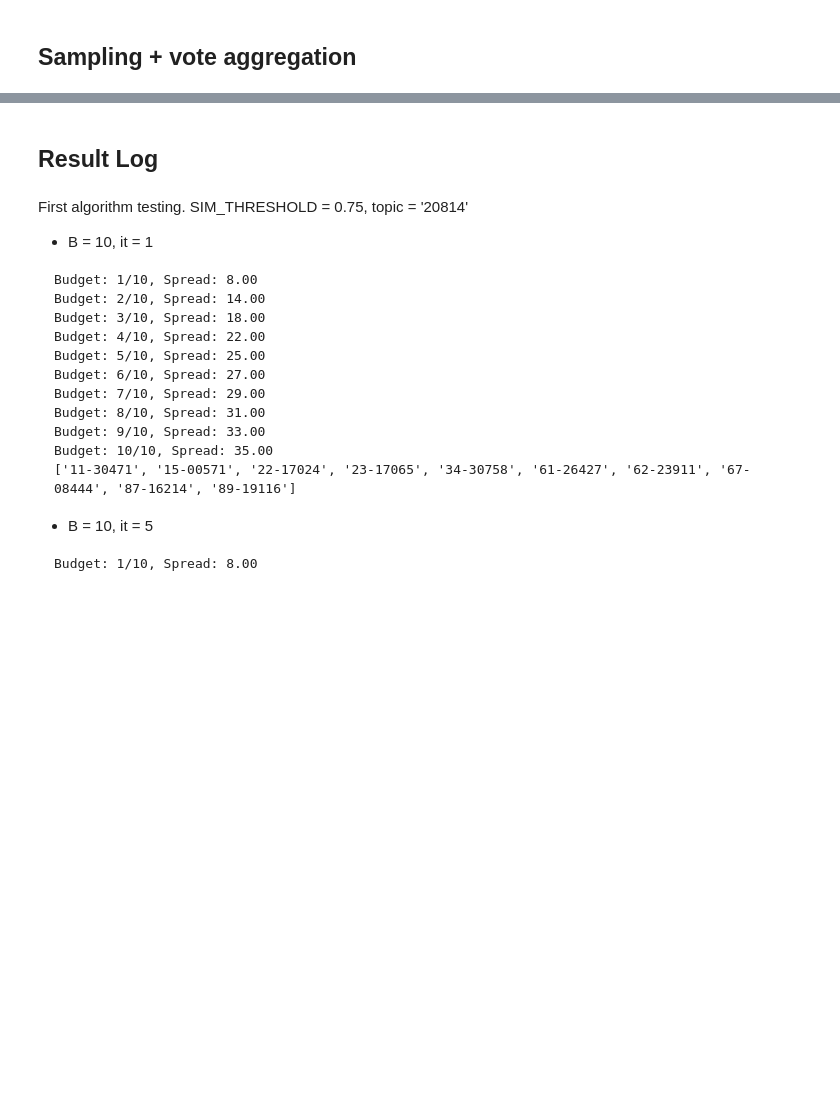
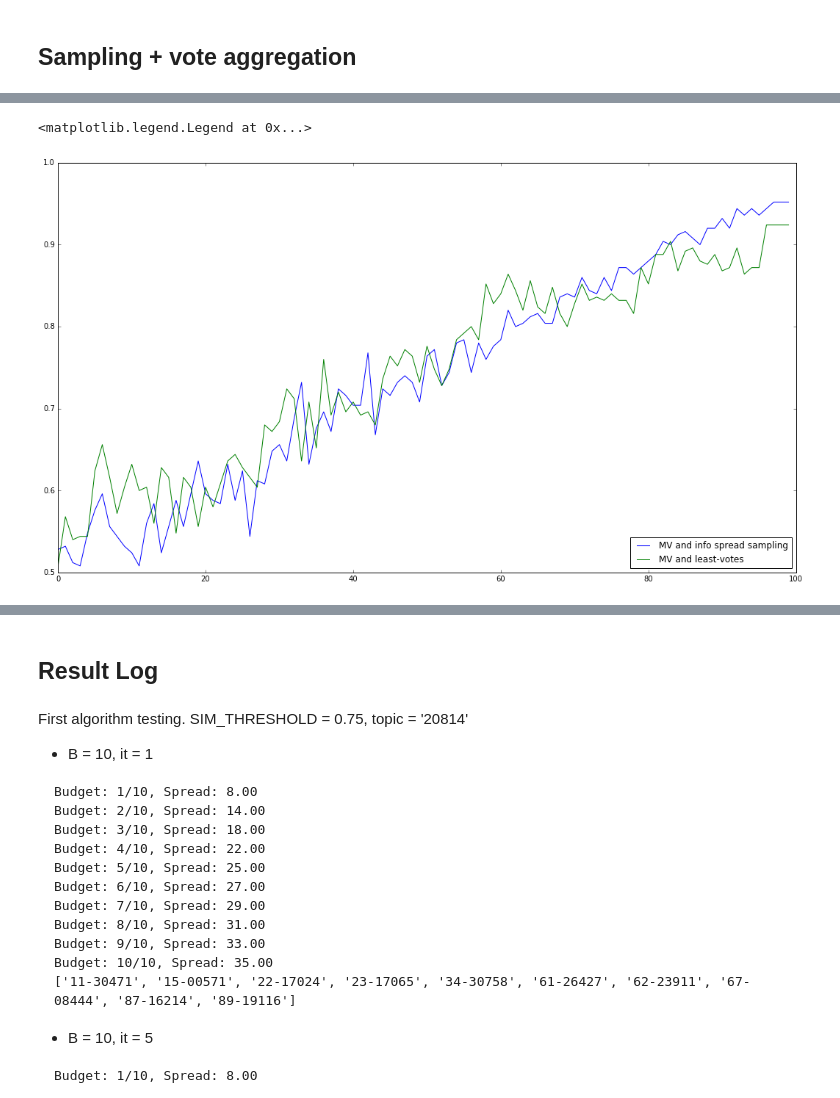
Before and after one commit to AndreiBarsan/crowd, a Jupyter notebook: notebooks/Graph Sampling.ipynb, the cells around one changed output, grey strips where cells are left out. Drawn from its saved outputs; the diff is of its cells as text; code cells hidden in the pictures; blank space fills up the shorter version.

```diff
--- a/notebooks/Graph Sampling.ipynb
+++ b/notebooks/Graph Sampling.ipynb
@@ -361,7 +362,7 @@ if True:
 ## Sampling + vote aggregation
 # %%
 def aggregate_MV(topic_graph, all_sampled_votes, **kw):
-    # TODO(andrei): This is duplicate code. Please remove.
+    # TODO(andrei): This duplicates code from the Majority Voting notebook. Please remove.
     return {document_id: majority(document_votes)
             for (document_id, document_votes) in all_sampled_votes.items()}
 
@@ -408,20 +409,38 @@ class GraphSpreadSampler(DocumentSampler):
 
 class LazyGreedyGraphSpreadSampler(DocumentSampler):
     """Same as 'GraphSpreadSampler' but in a lazy greedy fashion.
-
-    Please see [citation pending] for more details.
     """
 
-    # TODO(andrei): Implement after testing fn individually.
-    pass
+    def __init__(self, topic_graph, **kw):
+        self.topic_graph = topic_graph
+        self.seed_set = set()
+        self.iteration_count = kw.get('iteration_count', 5)
+        self.best_heap = []
+        self.best_spread_delta = 0
+        self.best_spread = 0
+        self.best_node = None
+        self.stats = {'hit': 0, 'miss': 0}
 
-
+    def sample(self, existing_votes):
+        prev_spread = self.best_spread
+        self.best_heap = pick_next_best_lazy(
+            self.topic_graph.nx_graph,
+            self.seed_set,
+            self.iteration_count,
+            self.best_heap,
+            prev_spread,
+            self.stats)
+        _, self.best_spread, self.best_node = heapq.heappop(self.best_heap)
+        #print("Budget: {}/{}, Spread: {:.2f}".format(index + 1, budget, best_spread))
+        self.seed_set.add(self.best_node)
+        return self.best_node.document_id
 
 accuracies = evaluate_iteration(
     graph,
     topic_judgements,
     topic_ground_truth,
-    GraphSpreadSampler(graph, iteration_count=5),
+#     GraphSpreadSampler(graph, iteration_count=5),
+    LazyGreedyGraphSpreadSampler(graph, iteration_count=5),
     aggregate_MV,
     budget=len(topic_ground_truth.keys()))
 # %%
@@ -429,15 +451,18 @@ plt.plot(range(len(accuracies)), accuracies)
 # %%
 # TODO(andrei): Improve modularization, and use more specific name for 'evaluate' 'iterations' arg.
 
-def gss_factory():
+def lgss_factory(iteration_count):
     """Ensures that each worker in 'evaluate' has its own copy of the sampler (which is stateful!)."""
-    return GraphSpreadSampler(graph, iteration_count=10)
+    def res():
+        return LazyGreedyGraphSpreadSampler(graph, iteration_count=iteration_count)
+
+    return res
 
 jesus = evaluate(
     graph,
     topic_judgements,
     topic_ground_truth,
-    gss_factory,
+    lgss_factory(10),
     aggregate_MV,
     budget=len(topic_ground_truth.keys()),
     iterations=25)
@@ -453,9 +478,12 @@ satan = evaluate(
 # %%
 probably_garbage = np.mean(jesus, axis=0)
 satan_avg = np.mean(satan, axis=0)
 plt.plot(range(len(probably_garbage)), probably_garbage, label="MV and info spread sampling")
 plt.plot(range(len(satan_avg)), satan_avg, label="MV and least-votes")
-plt.legend(loc=3)
+plt.legend(loc=4)
+# %% [output]
+<matplotlib.legend.Legend at 0x...>
+[figure, added]
 # %% [markdown]
 Old plot:
     ![title](../oldplot.png)
```
Also changed, not shown: parts of 4 cells of this notebook.
